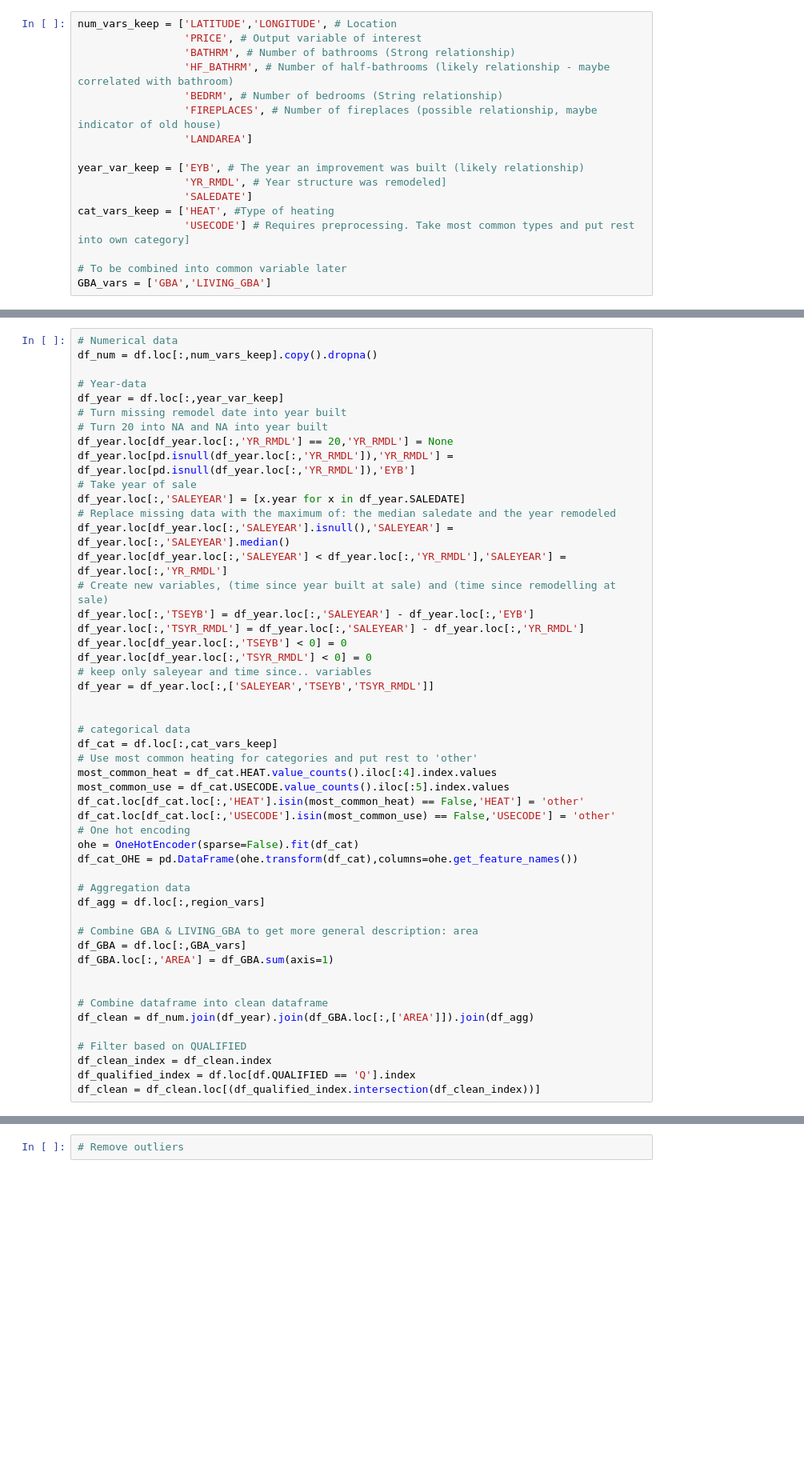
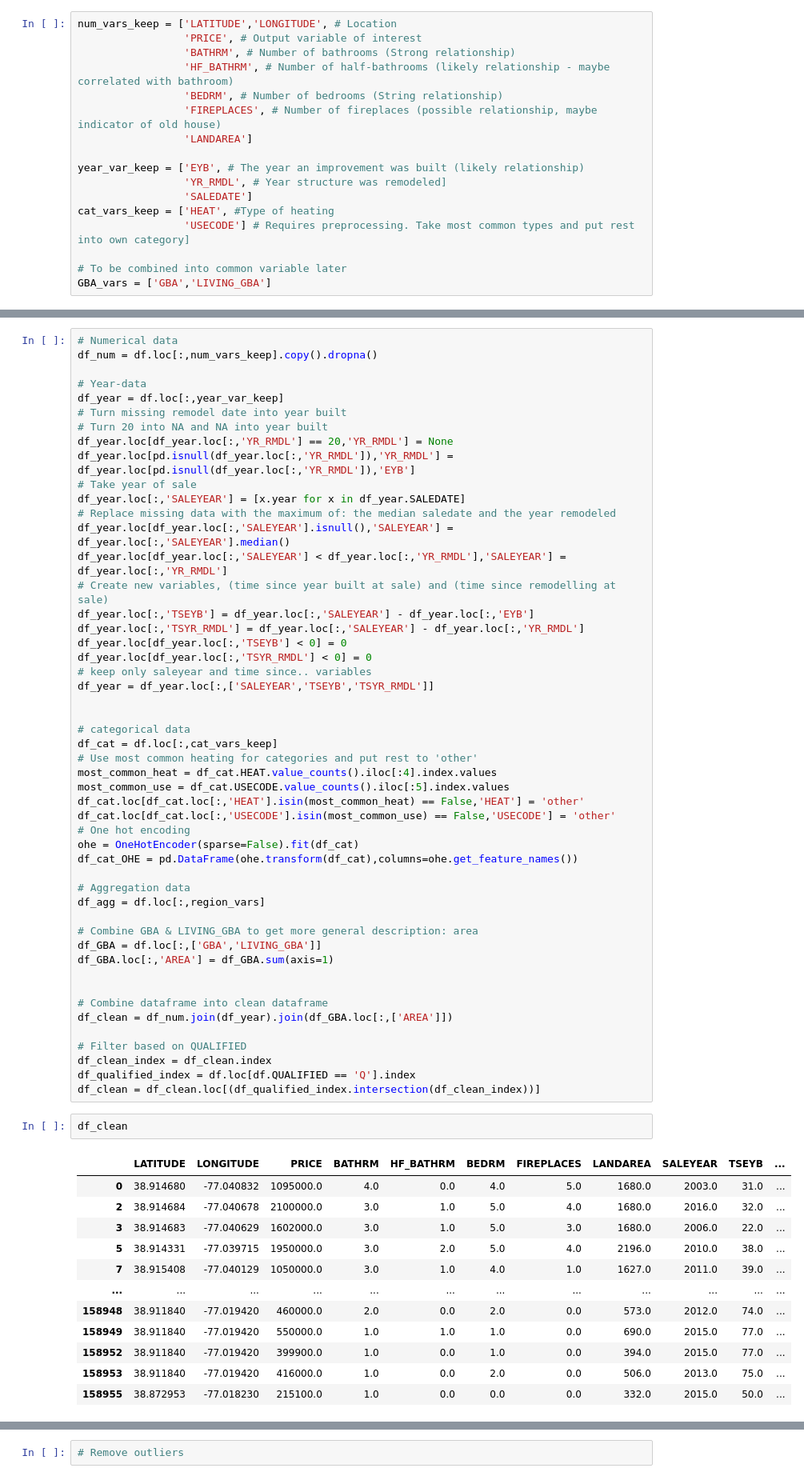
Before and after one commit to goh12/socialdataanalysis2020-finalproject, a Jupyter notebook: Exploratory/Pre-processing.ipynb, the cells around one changed output, grey strips where cells are left out. Shown: that part at 80% size. Cells and saved outputs as stored; diff of their text form; blank space fills up the shorter version.

```diff
--- a/Exploratory/Pre-processing.ipynb
+++ b/Exploratory/Pre-processing.ipynb
@@ -422,14 +411,29 @@ df_cat_OHE = pd.DataFrame(ohe.transform(df_cat),columns=ohe.get_feature_names())
 df_agg = df.loc[:,region_vars]
 
 # Combine GBA & LIVING_GBA to get more general description: area
-df_GBA = df.loc[:,GBA_vars]
+df_GBA = df.loc[:,['GBA','LIVING_GBA']]
 df_GBA.loc[:,'AREA'] = df_GBA.sum(axis=1)
 
 
 # Combine dataframe into clean dataframe
-df_clean = df_num.join(df_year).join(df_GBA.loc[:,['AREA']]).join(df_agg)
+df_clean = df_num.join(df_year).join(df_GBA.loc[:,['AREA']])
 
 # Filter based on QUALIFIED
 df_clean_index = df_clean.index
 df_qualified_index = df.loc[df.QUALIFIED == 'Q'].index
 df_clean = df_clean.loc[(df_qualified_index.intersection(df_clean_index))]
+# %%
+df_clean
+# %% [output]
+|  | LATITUDE | LONGITUDE | PRICE | BATHRM | HF_BATHRM | BEDRM | FIREPLACES | LANDAREA | SALEYEAR | TSEYB | ... |
+| 0 | 38.914680 | -77.040832 | 1095000.0 | 4.0 | 0.0 | 4.0 | 5.0 | 1680.0 | 2003.0 | 31.0 | ... |
+| 2 | 38.914684 | -77.040678 | 2100000.0 | 3.0 | 1.0 | 5.0 | 4.0 | 1680.0 | 2016.0 | 32.0 | ... |
+| 3 | 38.914683 | -77.040629 | 1602000.0 | 3.0 | 1.0 | 5.0 | 3.0 | 1680.0 | 2006.0 | 22.0 | ... |
+| 5 | 38.914331 | -77.039715 | 1950000.0 | 3.0 | 2.0 | 5.0 | 4.0 | 2196.0 | 2010.0 | 38.0 | ... |
+| 7 | 38.915408 | -77.040129 | 1050000.0 | 3.0 | 1.0 | 4.0 | 1.0 | 1627.0 | 2011.0 | 39.0 | ... |
+| ... | ... | ... | ... | ... | ... | ... | ... | ... | ... | ... | ... |
+| 158948 | 38.911840 | -77.019420 | 460000.0 | 2.0 | 0.0 | 2.0 | 0.0 | 573.0 | 2012.0 | 74.0 | ... |
+| 158949 | 38.911840 | -77.019420 | 550000.0 | 1.0 | 1.0 | 1.0 | 0.0 | 690.0 | 2015.0 | 77.0 | ... |
+| 158952 | 38.911840 | -77.019420 | 399900.0 | 1.0 | 0.0 | 1.0 | 0.0 | 394.0 | 2015.0 | 77.0 | ... |
+| 158953 | 38.911840 | -77.019420 | 416000.0 | 1.0 | 0.0 | 2.0 | 0.0 | 506.0 | 2013.0 | 75.0 | ... |
+| 158955 | 38.872953 | -77.018230 | 215100.0 | 1.0 | 0.0 | 0.0 | 0.0 | 332.0 | 2015.0 | 50.0 | ... |
```
Also changed, not shown: parts of 30 cells of this notebook, 1 other file.
